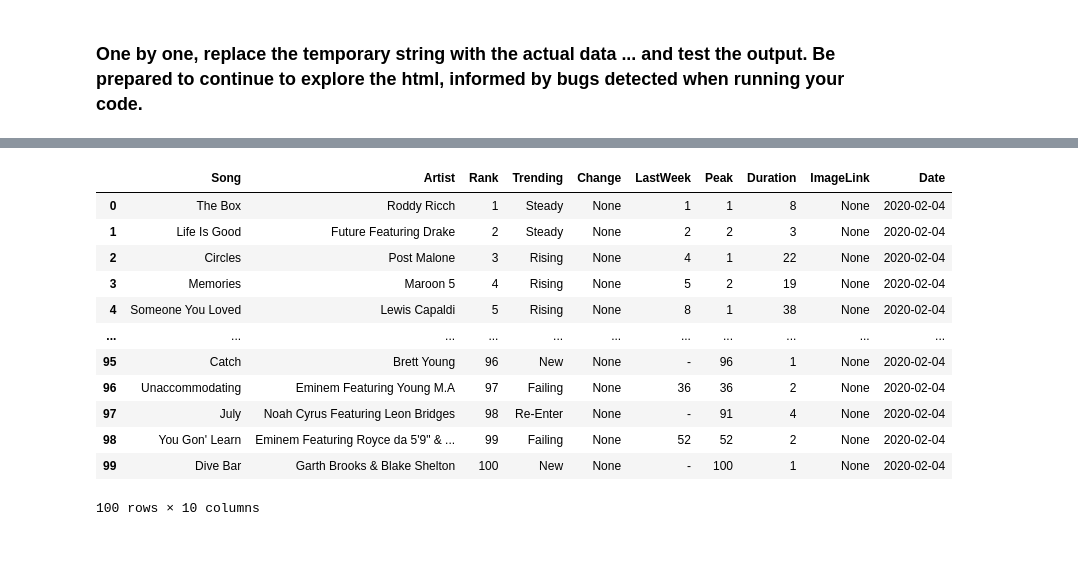
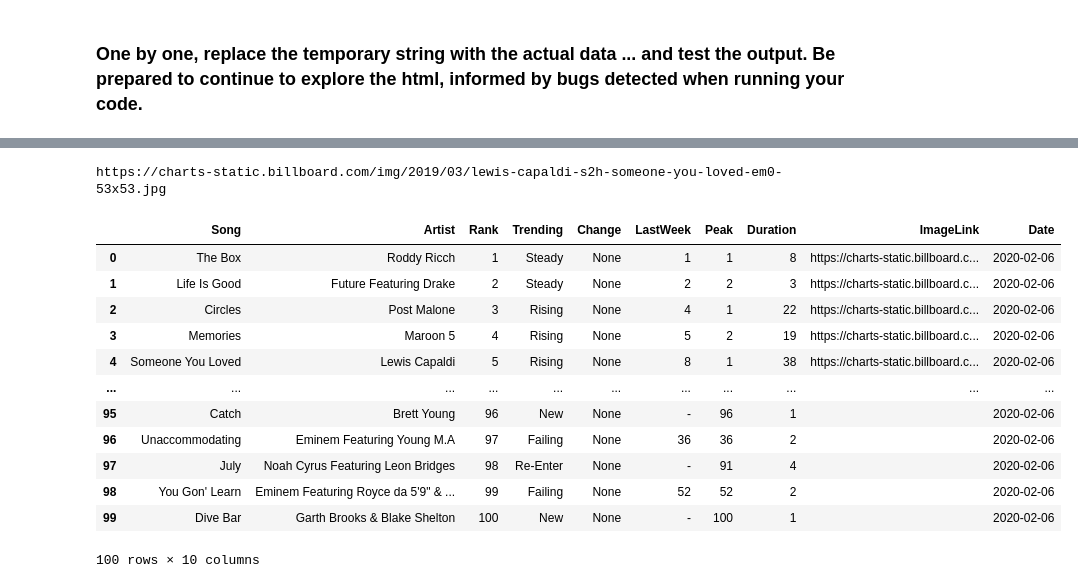
Before and after one commit to sisterme3/Data_Science, a Jupyter notebook: NB5_ScrapeParseToPandas.ipynb, the cells around one changed output, grey strips where cells are left out. Saved outputs shown, nothing was run; the diff lists cells and outputs as text; code cells hidden in the pictures; blank space fills up the shorter version.

```diff
--- a/NB5_ScrapeParseToPandas.ipynb
+++ b/NB5_ScrapeParseToPandas.ipynb
@@ -313,35 +313,37 @@ Hot100
 # %%
 chart = []
 
 for songs in soup.find_all('li',{'class':'chart-list__element'}):
   song = songs.find('span',{'class':'chart-element__information__song'}).string
   artist = songs.find('span',{'class':'chart-element__information__artist'}).string
   rank = songs.find('span',{'class':'chart-element__rank__number'}).string
   trending = songs.find('span',{'class':'chart-element__trend'}).string
   change = songs.find('span',{'class':'chart-element__information'}).string
   lastWeek = songs.find('span',{'class':'chart-element__meta text--center color--secondary text--last'}).string
   peak = songs.find('span',{'class':'chart-element__meta text--center color--secondary text--peak'}).string
   duration = songs.find('span',{'class':'chart-element__meta text--center color--secondary text--week'}).string
-  imageLink = songs.find('span',{'class':'chart-element__image flex--no-shrink'}).string
+  imageLink = songs.find('span',{'class':'chart-element__image flex--no-shrink'})['style'].split("url('")[-1].split("')")[0]
   date = today
 
   chart.append({'Song': song, 'Artist': artist, 'Rank': rank, 'Trending': trending,
                 'Change': change, 'LastWeek': lastWeek, 'Peak': peak, 'Duration': duration,
                 'ImageLink': imageLink, 'Date': date})
 
 Hot100 = pd.DataFrame(chart)
+print(Hot100['ImageLink'][4])
 Hot100
 # %% [output]
+https://charts-static.billboard.com/img/2019/03/lewis-capaldi-s2h-someone-you-loved-em0-53x53.jpg
 |  | Song | Artist | Rank | Trending | Change | LastWeek | Peak | Duration | ImageLink | Date |
-| 0 | The Box | Roddy Ricch | 1 | Steady | None | 1 | 1 | 8 | None | 2020-02-04 |
-| 1 | Life Is Good | Future Featuring Drake | 2 | Steady | None | 2 | 2 | 3 | None | 2020-02-04 |
-| 2 | Circles | Post Malone | 3 | Rising | None | 4 | 1 | 22 | None | 2020-02-04 |
-| 3 | Memories | Maroon 5 | 4 | Rising | None | 5 | 2 | 19 | None | 2020-02-04 |
-| 4 | Someone You Loved | Lewis Capaldi | 5 | Rising | None | 8 | 1 | 38 | None | 2020-02-04 |
+| 0 | The Box | Roddy Ricch | 1 | Steady | None | 1 | 1 | 8 | https://charts-static.billboard.c... | 2020-02-06 |
+| 1 | Life Is Good | Future Featuring Drake | 2 | Steady | None | 2 | 2 | 3 | https://charts-static.billboard.c... | 2020-02-06 |
+| 2 | Circles | Post Malone | 3 | Rising | None | 4 | 1 | 22 | https://charts-static.billboard.c... | 2020-02-06 |
+| 3 | Memories | Maroon 5 | 4 | Rising | None | 5 | 2 | 19 | https://charts-static.billboard.c... | 2020-02-06 |
+| 4 | Someone You Loved | Lewis Capaldi | 5 | Rising | None | 8 | 1 | 38 | https://charts-static.billboard.c... | 2020-02-06 |
 | ... | ... | ... | ... | ... | ... | ... | ... | ... | ... | ... |
-| 95 | Catch | Brett Young | 96 | New | None | - | 96 | 1 | None | 2020-02-04 |
-| 96 | Unaccommodating | Eminem Featuring Young M.A | 97 | Failing | None | 36 | 36 | 2 | None | 2020-02-04 |
-| 97 | July | Noah Cyrus Featuring Leon Bridges | 98 | Re-Enter | None | - | 91 | 4 | None | 2020-02-04 |
-| 98 | You Gon' Learn | Eminem Featuring Royce da 5'9" & ... | 99 | Failing | None | 52 | 52 | 2 | None | 2020-02-04 |
-| 99 | Dive Bar | Garth Brooks & Blake Shelton | 100 | New | None | - | 100 | 1 | None | 2020-02-04 |
+| 95 | Catch | Brett Young | 96 | New | None | - | 96 | 1 |  | 2020-02-06 |
+| 96 | Unaccommodating | Eminem Featuring Young M.A | 97 | Failing | None | 36 | 36 | 2 |  | 2020-02-06 |
+| 97 | July | Noah Cyrus Featuring Leon Bridges | 98 | Re-Enter | None | - | 91 | 4 |  | 2020-02-06 |
+| 98 | You Gon' Learn | Eminem Featuring Royce da 5'9" & ... | 99 | Failing | None | 52 | 52 | 2 |  | 2020-02-06 |
+| 99 | Dive Bar | Garth Brooks & Blake Shelton | 100 | New | None | - | 100 | 1 |  | 2020-02-06 |
-100 rows × 10 columns
+100 rows × 10 columns
```
Also changed, not shown: parts of 6 cells of this notebook.
